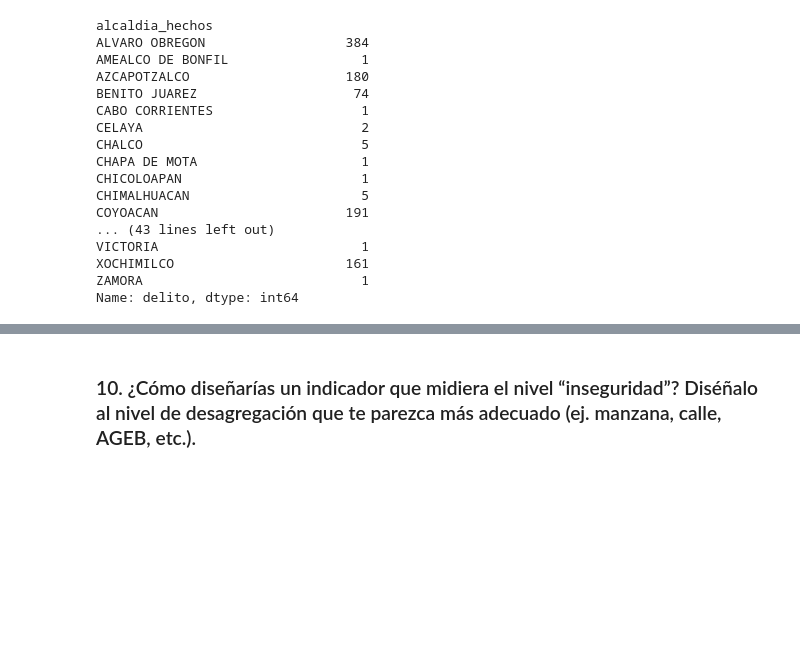
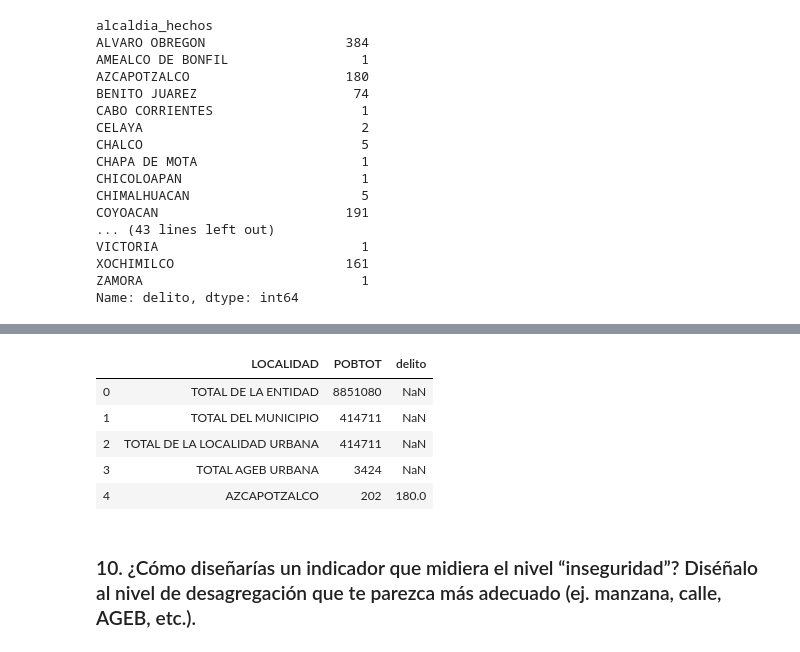
Before and after one commit to jorgemauricio/opi, a Jupyter notebook: Seccion_A.ipynb, the cells around one changed output, grey strips where cells are left out. Cells and saved outputs as stored; diff of their text form; code cells hidden in the pictures; blank space fills up the shorter version.

```diff
--- a/Seccion_A.ipynb
+++ b/Seccion_A.ipynb
@@ -302,0 +294,7 @@ array(['ABANDONO DE PERSONA', 'ABORTO', 'ABUSO DE AUTORIDAD',
+# %%
+agebs['LOCALIDAD'] = agebs['NOM_LOC'].str.upper()
+
+
+agebs = agebs[['LOCALIDAD', 'POBTOT']]
+
+agebs.head()
@@ -303,3 +308,18 @@ array(['ABANDONO DE PERSONA', 'ABORTO', 'ABUSO DE AUTORIDAD',
+# %%
+merged = agebs.merge(grouped,
+                     how = 'left',
+                     left_on = "LOCALIDAD",
+                     right_on = grouped.index)
+
+
+merged.head()
+# %% [output]
+|  | LOCALIDAD | POBTOT | delito |
+| 0 | TOTAL DE LA ENTIDAD | 8851080 | NaN |
+| 1 | TOTAL DEL MUNICIPIO | 414711 | NaN |
+| 2 | TOTAL DE LA LOCALIDAD URBANA | 414711 | NaN |
+| 3 | TOTAL AGEB URBANA | 3424 | NaN |
+| 4 | AZCAPOTZALCO | 202 | 180.0 |
 # %% [markdown]
 ### 10. ¿Cómo diseñarías un indicador que midiera el nivel “inseguridad”? Diséñalo al nivel de desagregación que te parezca más adecuado (ej. manzana, calle, AGEB, etc.).
 # %% [markdown]
```
Also changed, not shown: parts of 4 cells of this notebook, 2 other files.
